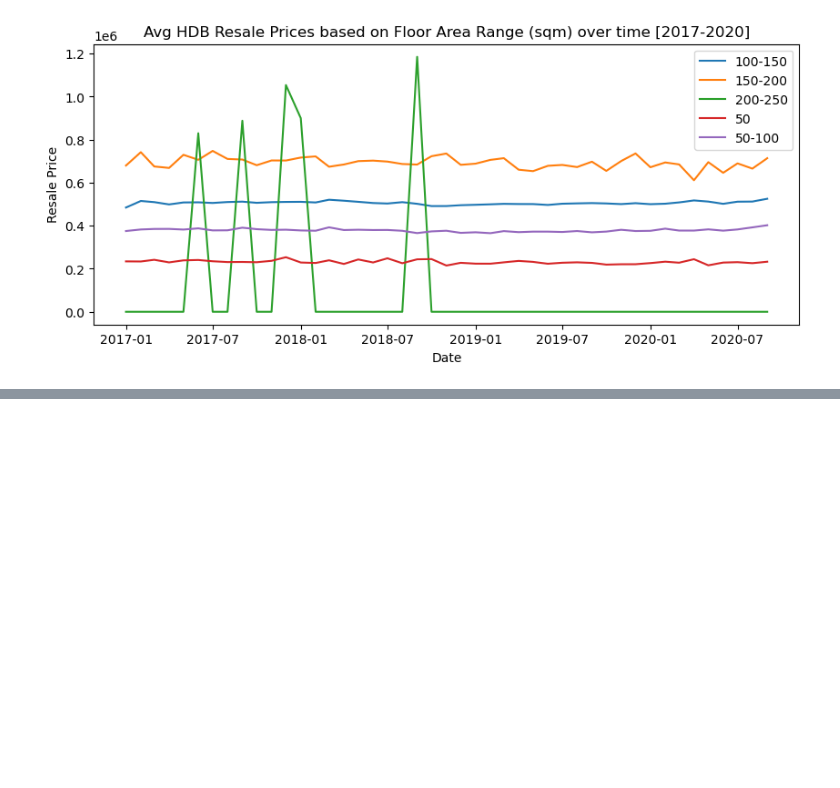
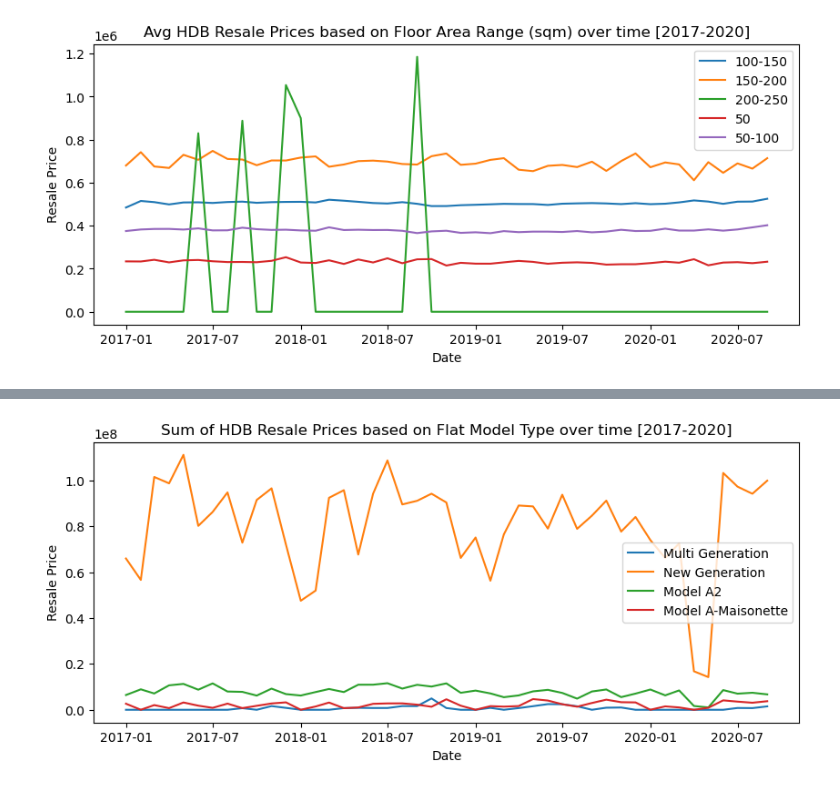
Before and after one commit to sura1128/hdb_resale_analytics, a Jupyter notebook: hdb_resales.ipynb, the cells around one changed output, grey strips where cells are left out. Saved outputs shown, nothing was run; the diff lists cells and outputs as text; code cells hidden in the pictures; blank space fills up the shorter version.

```diff
--- a/hdb_resales.ipynb
+++ b/hdb_resales.ipynb
@@ -322,0 +397,21 @@ plt.show()
+# %%
+# the volume of sales can be tabulated using the sum of sales over the years
+sum_table = pd.pivot_table(df, values='resale_price', index=['month'], columns=['flat_model'], aggfunc="sum")
+sum_table = sum_table.fillna(0)
+
+sum_dates = sum_table.index
+
+plt.figure(figsize=(10,4))
+plt.xlabel('Date')
+plt.ylabel('Resale Price')
+plt.title('Sum of HDB Resale Prices based on Flat Model Type over time [2017-2020]')
+
+# let's say we want to see the trend for only certain model types
+models = ["Multi Generation", "New Generation", "Model A2", "Model A-Maisonette"]
+for m in models:
+    plt.plot(sum_dates, sum_table[m], label=m)
+
+plt.legend()
+plt.show()
+# %% [output]
+[figure, added]
```
Also changed, not shown: parts of 6 cells of this notebook.
